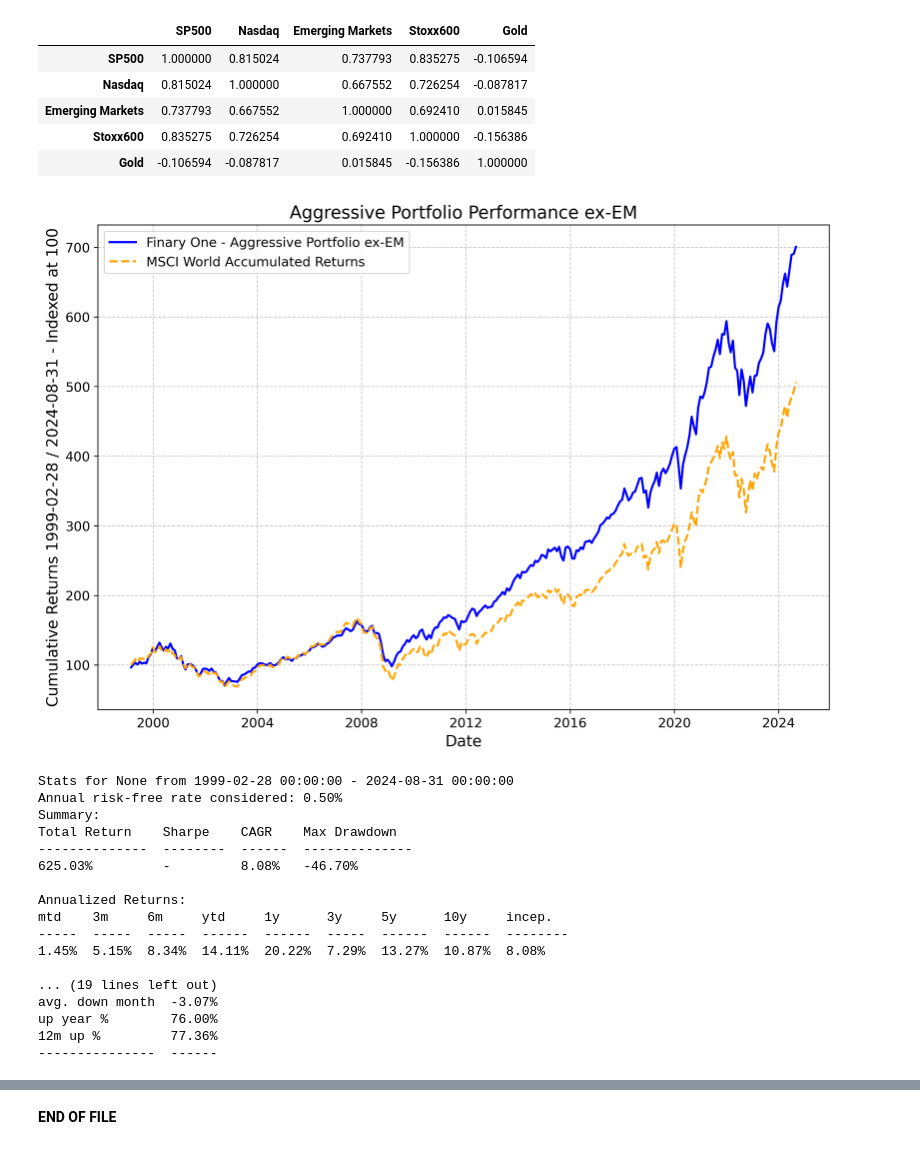
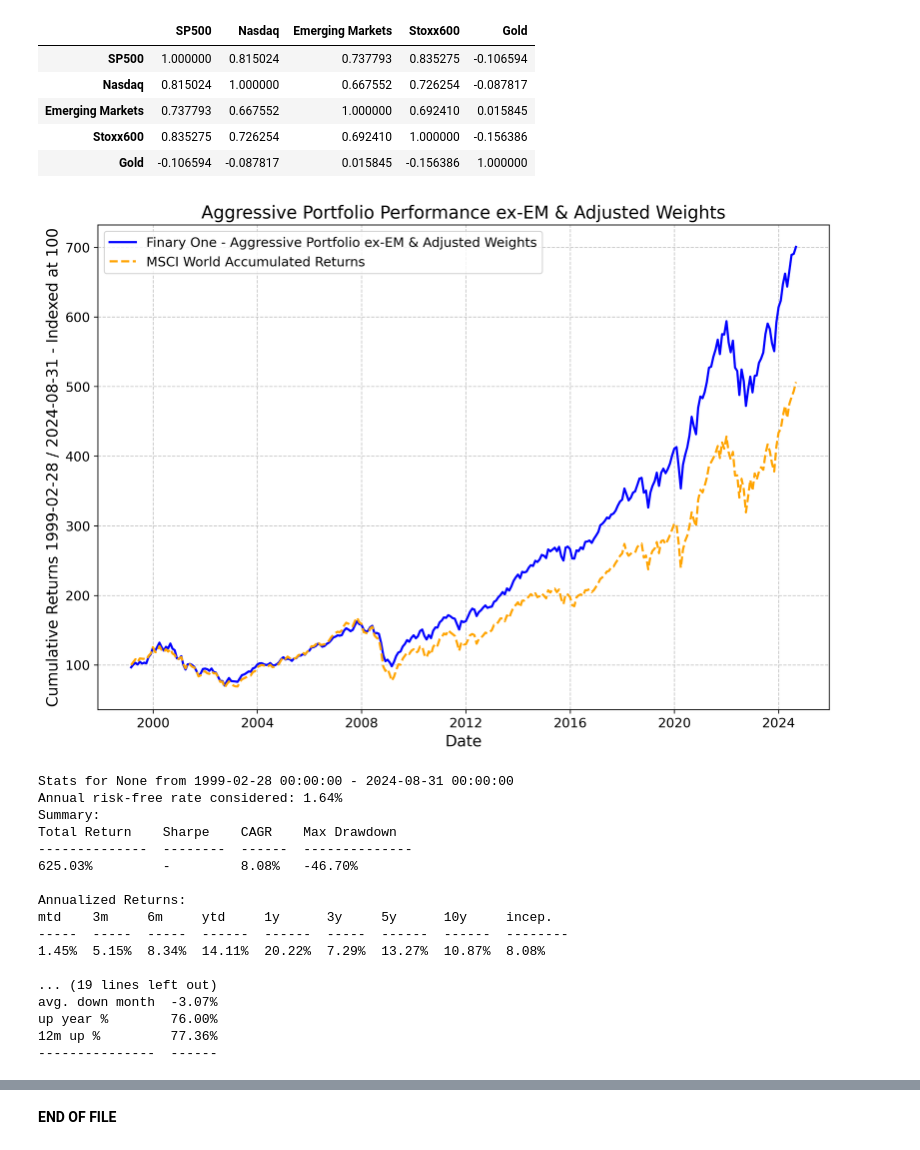
Before and after one commit to louissellier/finary_one, a Jupyter notebook: aggressive_backtest.ipynb, the cells around one changed output, grey strips where cells are left out. Saved outputs shown, nothing was run; the diff lists cells and outputs as text; code cells hidden in the pictures.

```diff
--- a/aggressive_backtest.ipynb
+++ b/aggressive_backtest.ipynb
@@ -451,43 +451,43 @@ weights2 = [0.5, 0.2, 0, 0.1, 0.2]
 
 # Ensure weights sum to 1 (optional if weights are already normalized)
 weights = [w / sum(weights2) for w in weights2]
 
 # Step 6: Compute the portfolio returns
 portfolio_returns2 = returns_df.dot(weights2)
 
 # Step 7: Index cumulative returns to 100 instead of 1
 cumulative_returns_indexed2 = 100 * (1 + portfolio_returns2).cumprod()
 msci_world_cumulative_returns_indexed = 100 * msci_world_cumulative_returns / msci_world_cumulative_returns.iloc[0]
 
 # Step 8: Save everything in a variable called aggressive_portfolio
 cumulative_returns_indexed2.index = pd.to_datetime(cumulative_returns_indexed2.index)
 
 aggressive_portfolio2 = pd.DataFrame({
     'Portfolio_Returns': portfolio_returns,
     'Cumulative_Returns': cumulative_returns_indexed2
 })
 
 # Step 9: Plot the performance, indexed at 100
 plt.figure(figsize=(12, 8), dpi=300)
-plt.plot(cumulative_returns_indexed2, label='Finary One - Aggressive Portfolio ex-EM', color='blue', linewidth=2)
+plt.plot(cumulative_returns_indexed2, label='Finary One - Aggressive Portfolio ex-EM & Adjusted Weights', color='blue', linewidth=2)
 plt.plot(msci_world_cumulative_returns_indexed, label='MSCI World Accumulated Returns', color='orange', linestyle='--', linewidth=2)
-plt.title('Aggressive Portfolio Performance ex-EM', fontsize=16)
+plt.title('Aggressive Portfolio Performance ex-EM & Adjusted Weights', fontsize=16)
 plt.xlabel('Date', fontsize=14)
 plt.ylabel('Cumulative Returns 1999-02-28 / 2024-08-31 - Indexed at 100', fontsize=14)
 plt.legend(fontsize=12)
 plt.grid(True, linestyle='--', alpha=0.7)
 plt.xticks(fontsize=12)
 plt.yticks(fontsize=12)
 plt.show()
 # %% [output]
-[figure, old version]
+[figure, new version]
 # %%
 global_stats2 = ffn.calc_stats(cumulative_returns_indexed2)
-global_stats2.set_riskfree_rate(0.005)
+global_stats2.set_riskfree_rate(0.0164)
 global_stats2.display()
 # %% [output]
 Stats for None from 1999-02-28 00:00:00 - 2024-08-31 00:00:00
-Annual risk-free rate considered: 0.50%
+Annual risk-free rate considered: 1.64%
 Summary:
 Total Return    Sharpe    CAGR    Max Drawdown
 --------------  --------  ------  --------------
```
Also changed, not shown: parts of 3 cells of this notebook, 8 other files.
